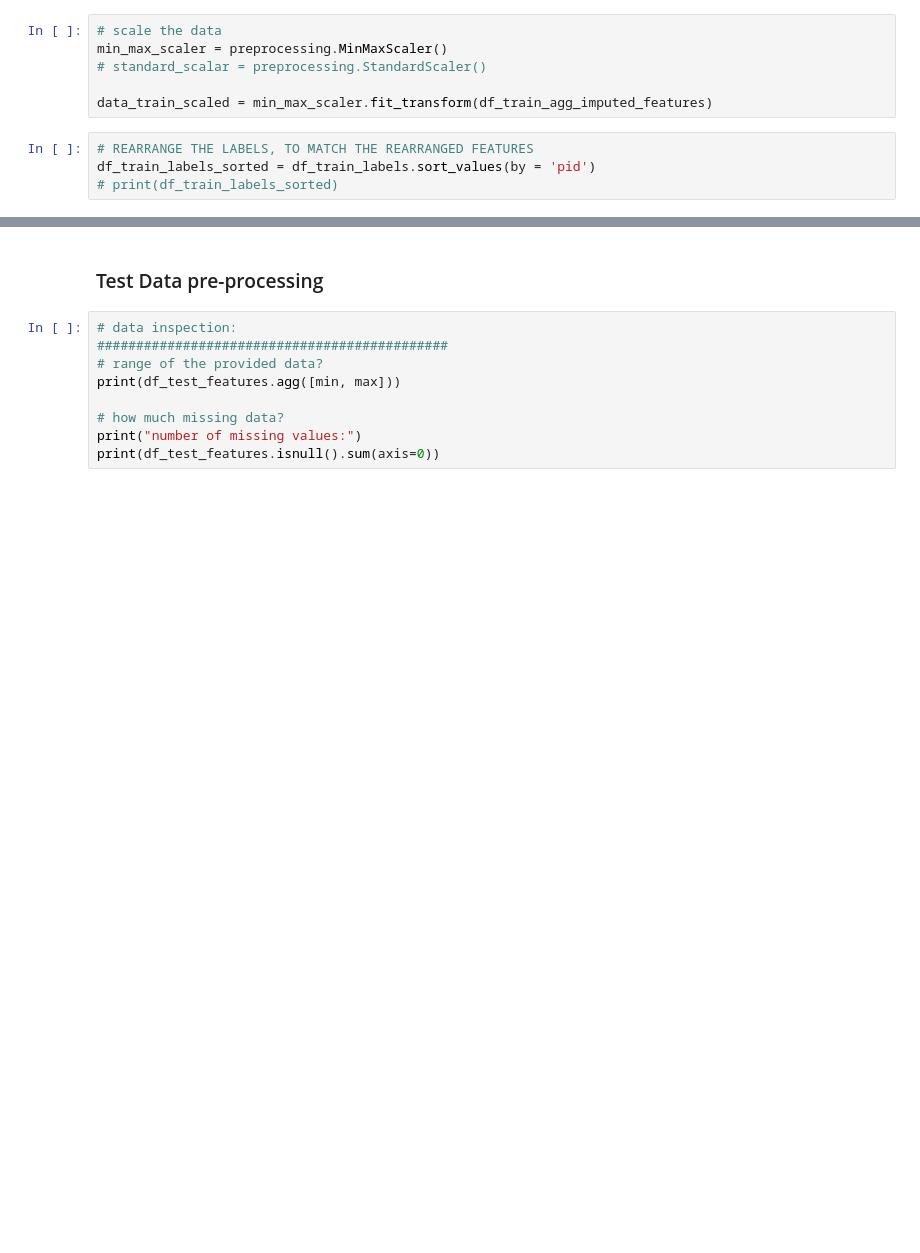
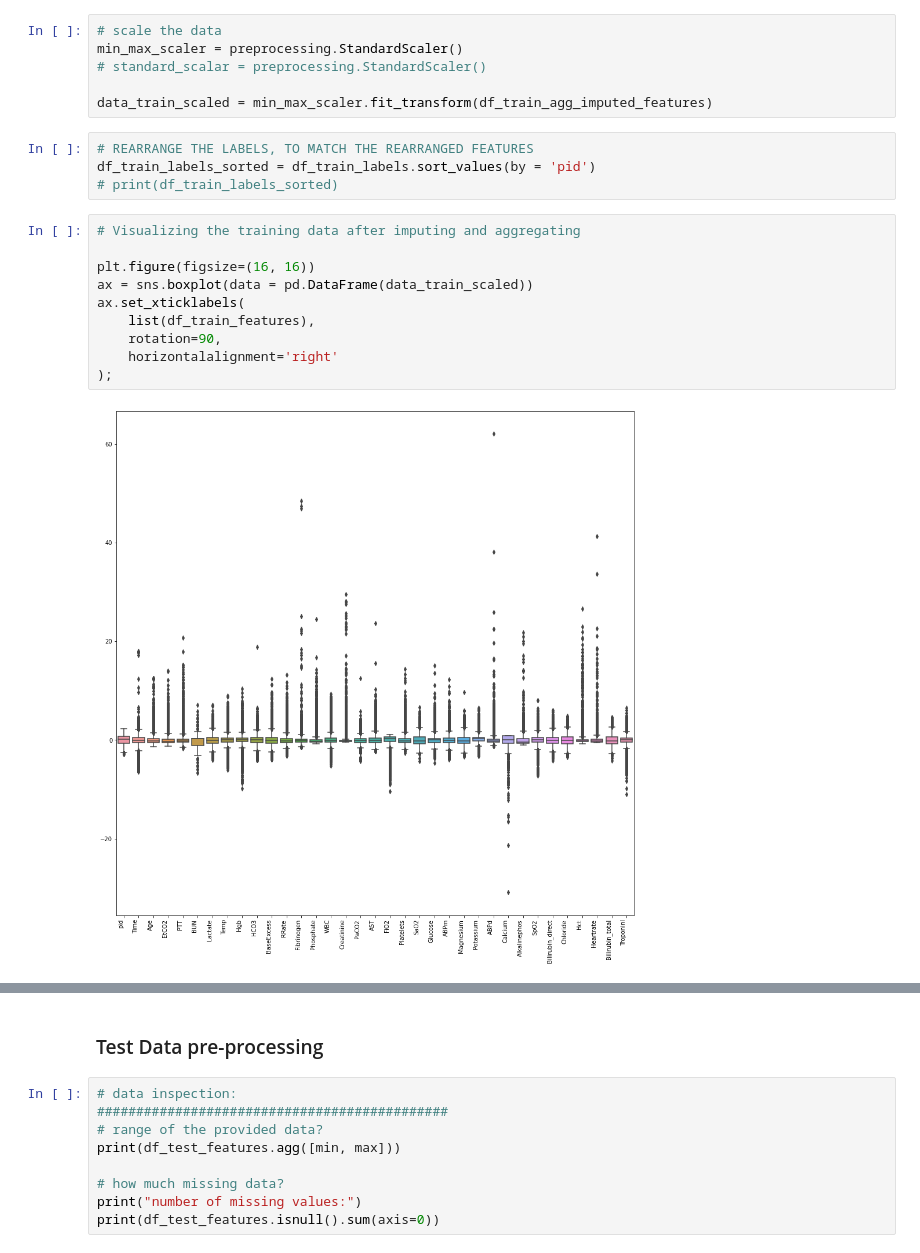
Before and after one commit to Ahmadrezauf/IntroToML, a Jupyter notebook: task_2/Ldt_task2.ipynb, the cells around one changed output, grey strips where cells are left out. Cells and saved outputs as stored; diff of their text form; blank space fills up the shorter version.

```diff
--- a/task_2/Ldt_task2.ipynb
+++ b/task_2/Ldt_task2.ipynb
@@ -118,7 +182,7 @@ df_train_agg_imputed_features = imputer.fit_transform(df_train_agg_features)
 #print(df_train_agg_imputed_features)
 # %%
 # scale the data
-min_max_scaler = preprocessing.MinMaxScaler()
+min_max_scaler = preprocessing.StandardScaler()
 # standard_scalar = preprocessing.StandardScaler()
 
 data_train_scaled = min_max_scaler.fit_transform(df_train_agg_imputed_features)
@@ -126,3 +190,15 @@ data_train_scaled = min_max_scaler.fit_transform(df_train_agg_imputed_features)
 # REARRANGE THE LABELS, TO MATCH THE REARRANGED FEATURES
 df_train_labels_sorted = df_train_labels.sort_values(by = 'pid')
 # print(df_train_labels_sorted)
+# %%
+# Visualizing the training data after imputing and aggregating
+
+plt.figure(figsize=(16, 16))
+ax = sns.boxplot(data = pd.DataFrame(data_train_scaled))
+ax.set_xticklabels(
+    list(df_train_features),
+    rotation=90,
+    horizontalalignment='right'
+);
+# %% [output]
+[figure, added]
```
Also changed, not shown: parts of 11 cells of this notebook, 9 other files.
